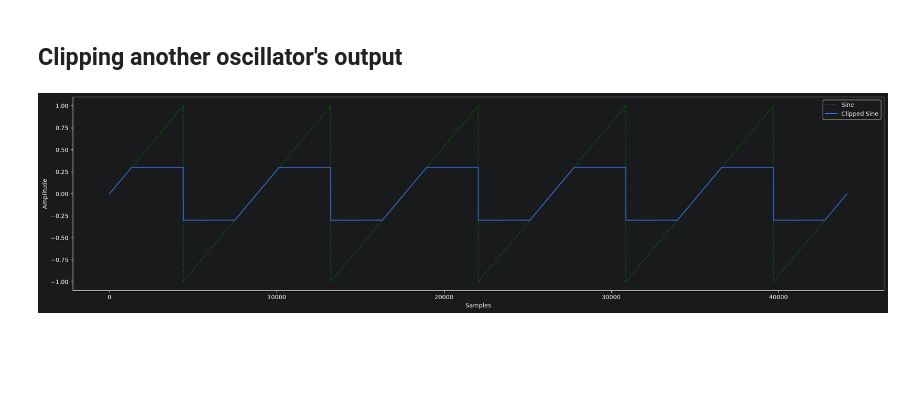
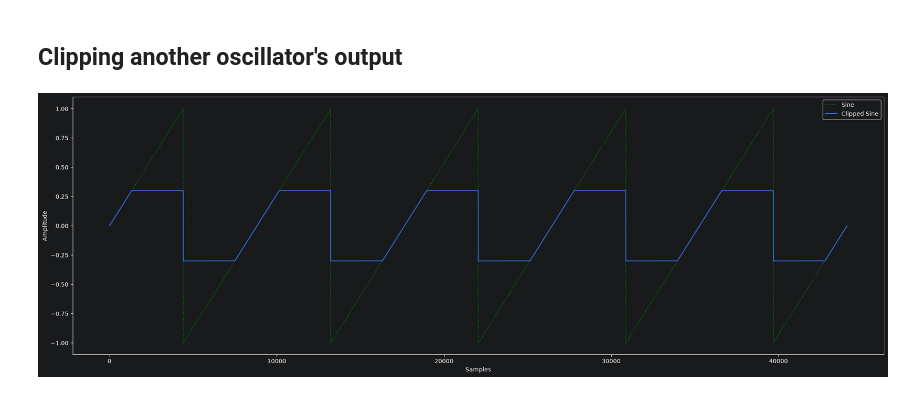
Before and after one commit to rasigle/sonicrack, a Jupyter notebook: examples/oscillators/oscillators_v7_clipping.ipynb, the cells around one changed output. Cells and saved outputs as stored; diff of their text form; code cells hidden in the pictures; blank space fills up the shorter version.

```diff
--- a/examples/oscillators/oscillators_v7_clipping.ipynb
+++ b/examples/oscillators/oscillators_v7_clipping.ipynb
@@ -26,21 +26,21 @@ plt.show()
 # %%
 from matplotlib import pyplot as plt
 
 from engine import Chain, Clipper, SawtoothOscillator
 
 osc = SawtoothOscillator(frequency=5, amplitude=1, phase=0)
 clipper = Clipper(wave_range=(-0.3, 0.3))
 chain = Chain(osc, clipper)
 
-fig, ax = plt.subplots(1, 1, figsize=(25, 6))
+plt.subplots(1, 1, figsize=(25, 8))
 samples_sine = osc.get_samples(n=44100)
 samples_clipped = chain.get_samples(n=44100)
 plt.plot(samples_sine, linestyle=":", color="g", label="Sine")
 plt.plot(samples_clipped, label="Clipped Sine")
 
 plt.ylabel("Amplitude")
 plt.xlabel("Samples")
 plt.legend()
 plt.show()
 # %% [output]
-[figure, old version]
+[figure, new version]
```
Also changed, not shown: parts of 3 cells of this notebook, 21 other files.
